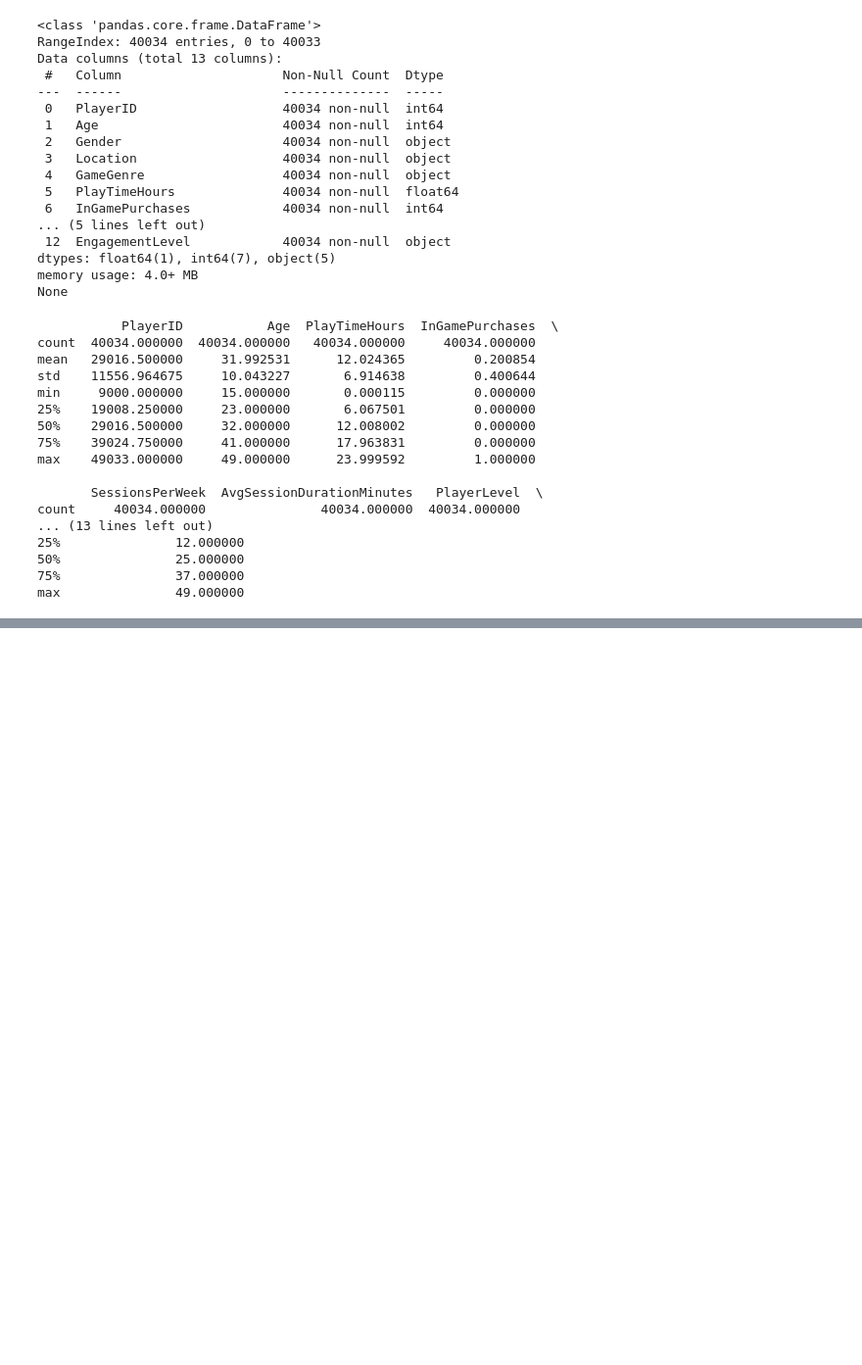
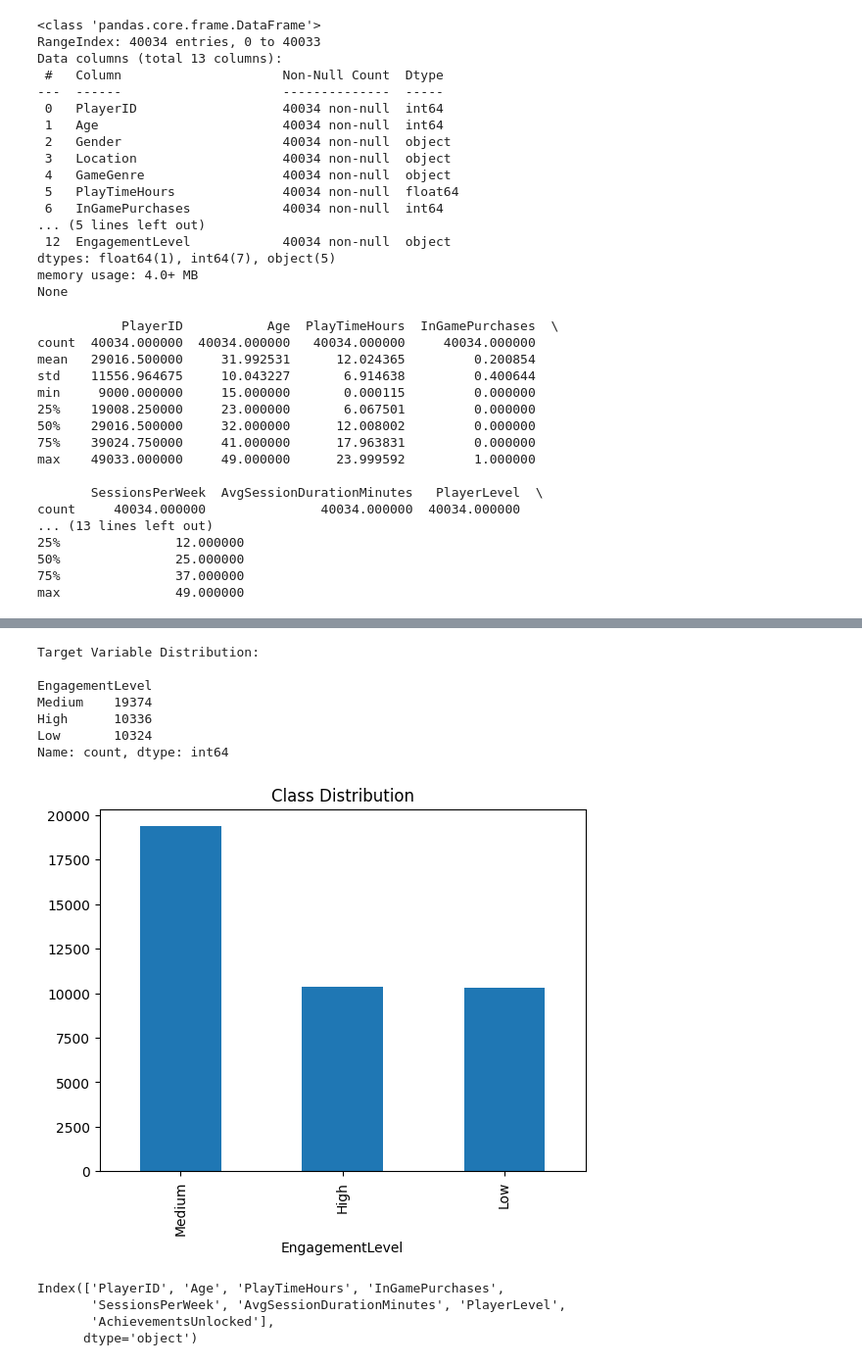
Before and after one commit to Madushani-Weerasekara/end-to-end-game-engagement-prediction-project, a Jupyter notebook: notebook/game-engagement-analysis.ipynb, the cells around one changed output, grey strips where cells are left out. Shown at 98% size. Drawn from its saved outputs; the diff is of its cells as text; code cells hidden in the pictures; blank space fills up the shorter version.

```diff
--- a/notebook/game-engagement-analysis.ipynb
+++ b/notebook/game-engagement-analysis.ipynb
@@ -103,0 +202,15 @@ dtype: int64
+# %%
+# Step 4: Class Distribution (for Target Variable)
+print("\nTarget Variable Distribution:\n ")
+print(data['EngagementLevel'].value_counts())
+data['EngagementLevel'].value_counts().plot(kind='bar', title='Class Distribution')
+plt.show()
+# %% [output]
+Target Variable Distribution:
+
+EngagementLevel
+Medium    19374
+High      10336
+Low       10324
+Name: count, dtype: int64
+[figure, added]
@@ -103,0 +221,7 @@ dtype: int64
+# %%
+num_columns
+# %% [output]
+Index(['PlayerID', 'Age', 'PlayTimeHours', 'InGamePurchases',
+       'SessionsPerWeek', 'AvgSessionDurationMinutes', 'PlayerLevel',
+       'AchievementsUnlocked'],
+      dtype='object')
```
Also changed, not shown: parts of 28 cells of this notebook.
